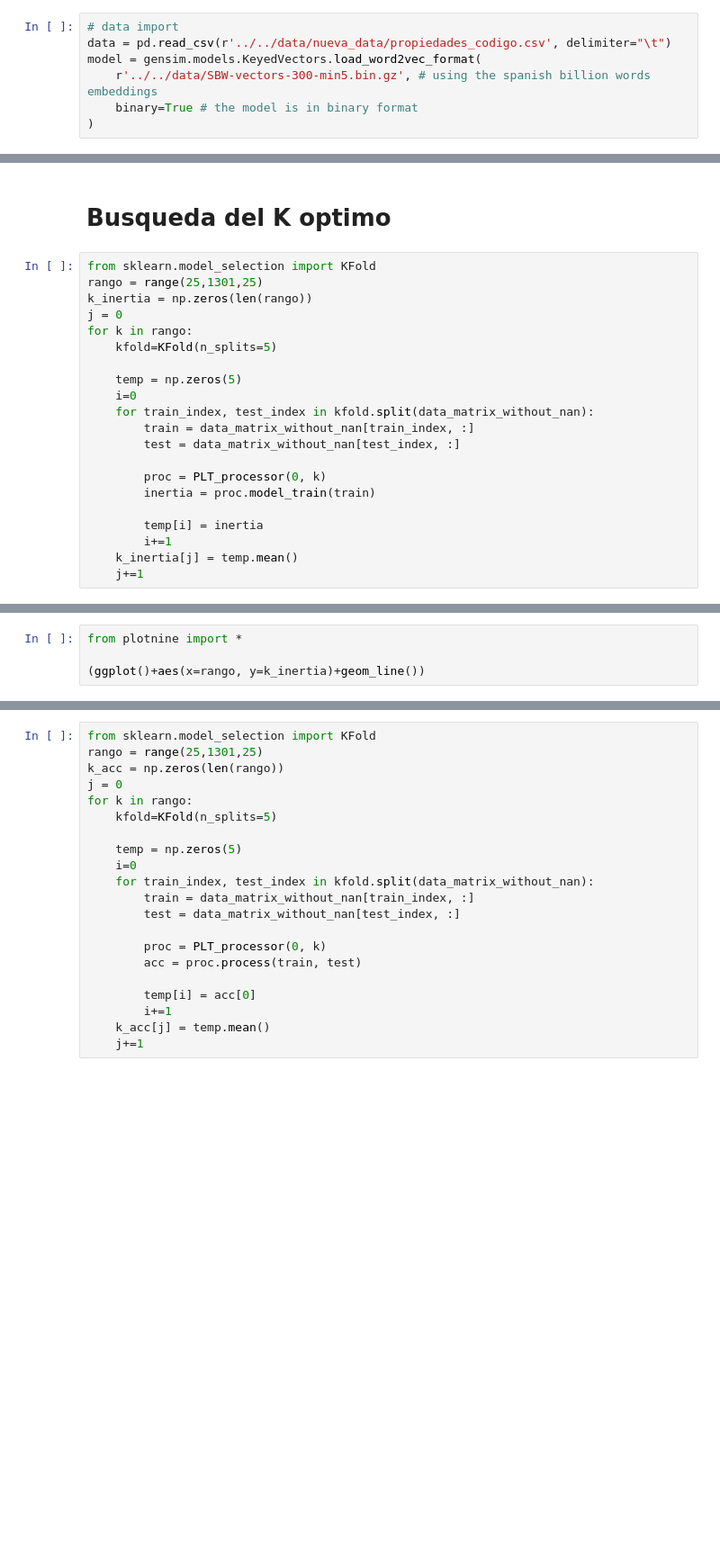
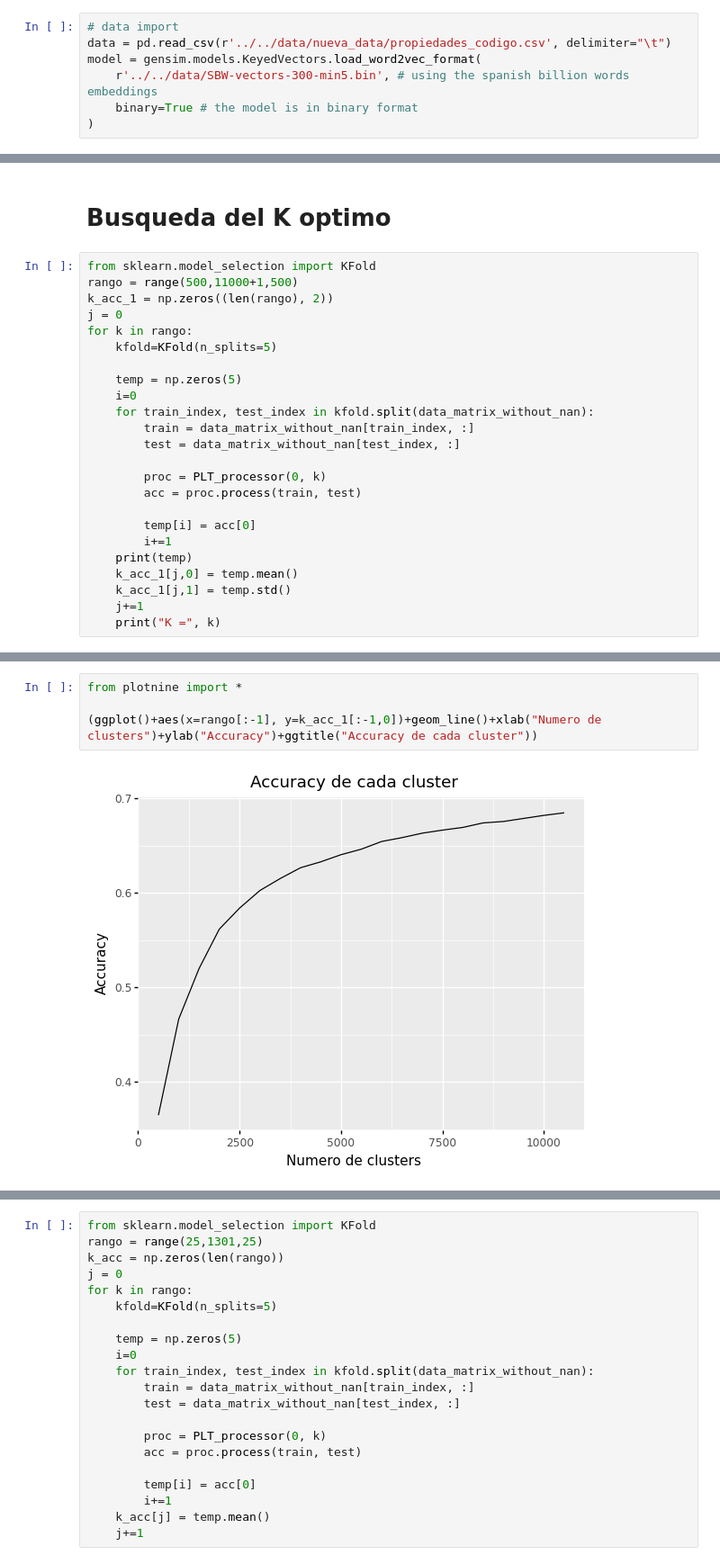
Before and after one commit to DJRamosA/AC-PLT, a Jupyter notebook: src/process_nueva_data/Generator.ipynb, the cells around one changed output, grey strips where cells are left out. Shown at 90% size. Saved outputs shown, nothing was run; the diff lists cells and outputs as text; blank space fills up the shorter version.

Commit message:
Accuracy de los nuevos datos

```diff
--- a/src/process_nueva_data/Generator.ipynb
+++ b/src/process_nueva_data/Generator.ipynb
@@ -14,7 +14,7 @@ random.seed(0)
 # data import
 data = pd.read_csv(r'../../data/nueva_data/propiedades_codigo.csv', delimiter="\t")
 model = gensim.models.KeyedVectors.load_word2vec_format(
-    r'../../data/SBW-vectors-300-min5.bin.gz', # using the spanish billion words embeddings
+    r'../../data/SBW-vectors-300-min5.bin', # using the spanish billion words embeddings
     binary=True # the model is in binary format
 )
 # %%
@@ -715,8 +715,8 @@ print(method1_acc.std())
 # Busqueda del K optimo
 # %%
 from sklearn.model_selection import KFold
-rango = range(25,1301,25)
-k_inertia = np.zeros(len(rango))
+rango = range(500,11000+1,500)
+k_acc_1 = np.zeros((len(rango), 2))
 j = 0
 for k in rango:
     kfold=KFold(n_splits=5)
@@ -728,9 +728,12 @@ for k in rango:
         test = data_matrix_without_nan[test_index, :]
 
         proc = PLT_processor(0, k)
-        inertia = proc.model_train(train)
+        acc = proc.process(train, test)
 
-        temp[i] = inertia
+        temp[i] = acc[0]
         i+=1
-    k_inertia[j] = temp.mean()
+    print(temp)
+    k_acc_1[j,0] = temp.mean()
+    k_acc_1[j,1] = temp.std()
     j+=1
+    print("K =", k)
@@ -737,4 +759,6 @@ for k in rango:
 # %%
 from plotnine import *
 
-(ggplot()+aes(x=rango, y=k_inertia)+geom_line())
+(ggplot()+aes(x=rango[:-1], y=k_acc_1[:-1,0])+geom_line()+xlab("Numero de clusters")+ylab("Accuracy")+ggtitle("Accuracy de cada cluster"))
+# %% [output]
+[figure, added]
```
Also changed, not shown: parts of 2 cells of this notebook, 3 other files.
